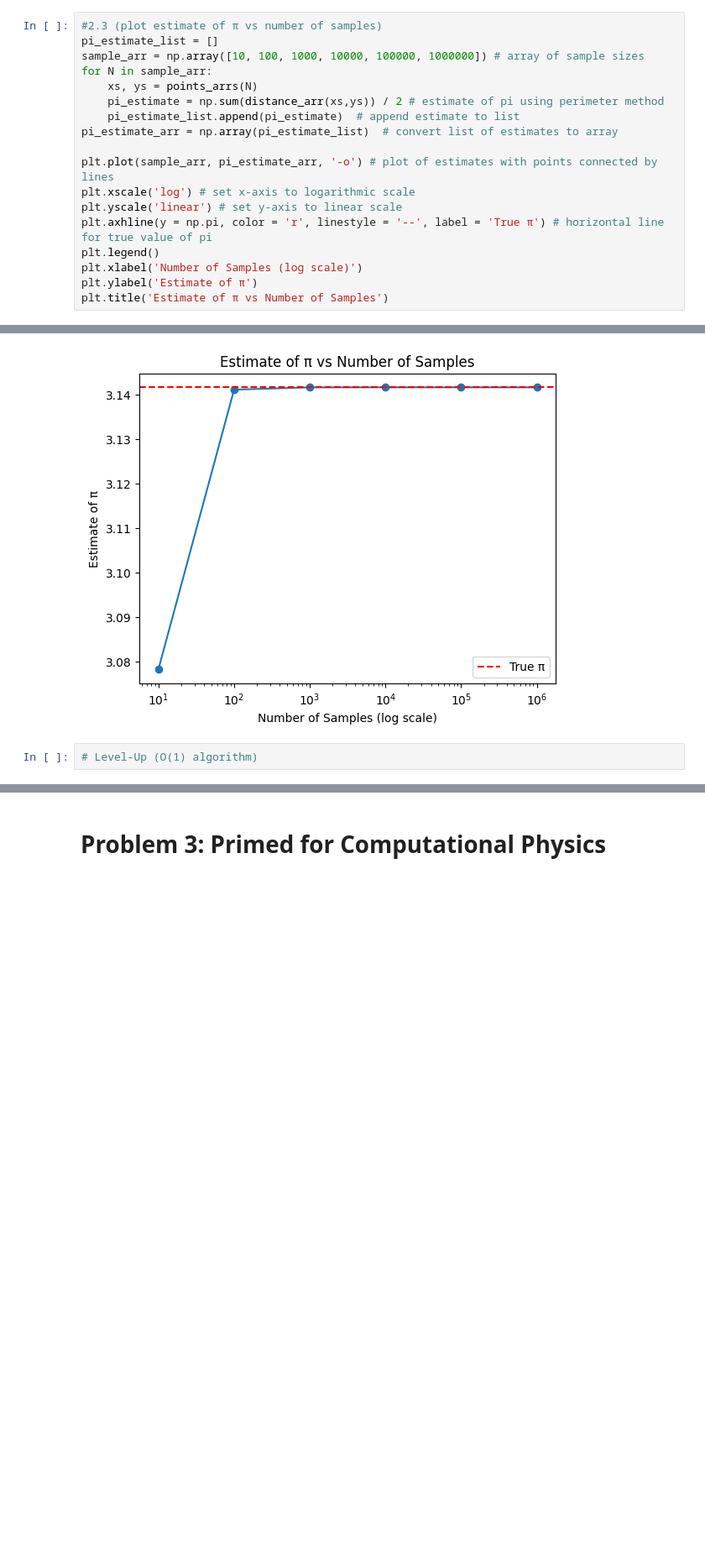
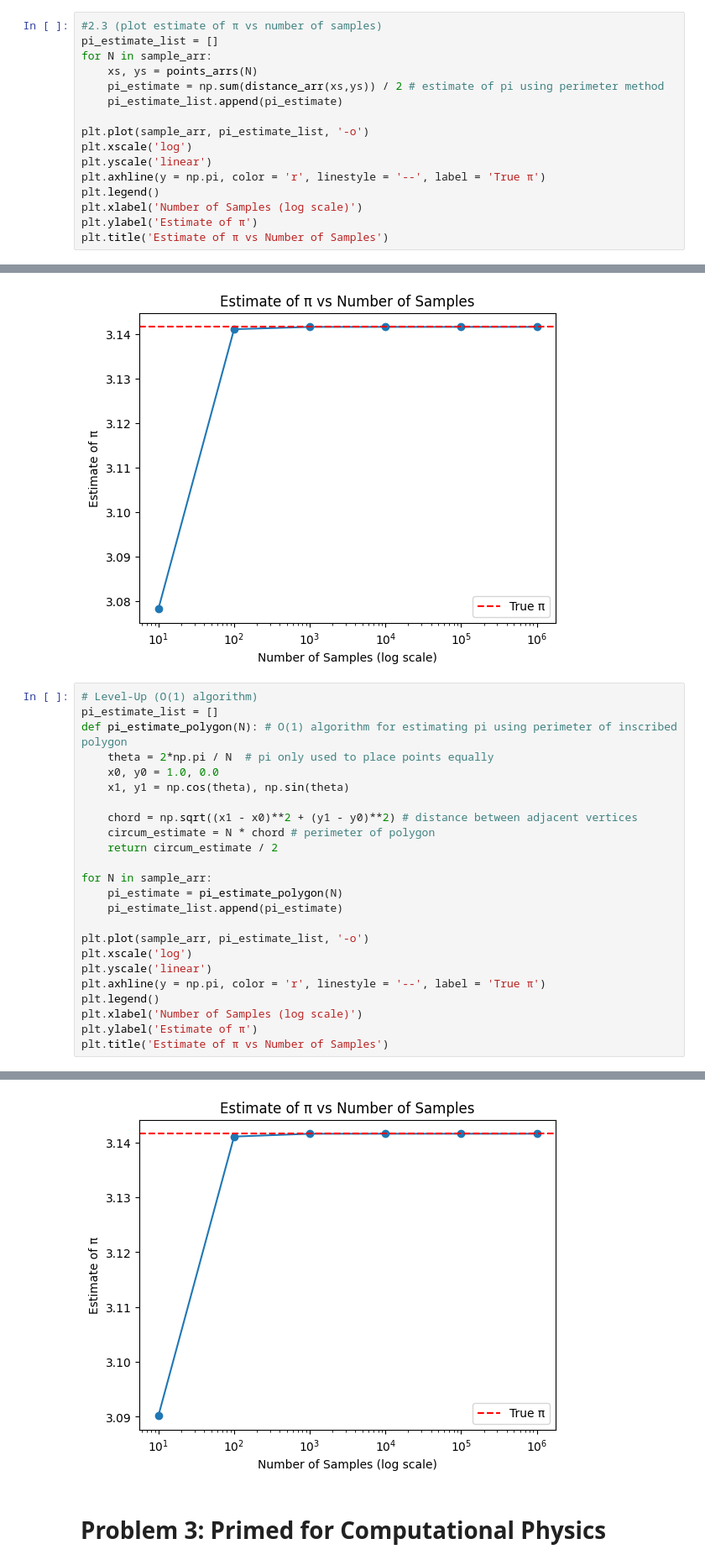
Before and after one commit to JacobGraham6489/physics-7321, a Jupyter notebook: Homeworks/HW1 Jacob Graham.ipynb, the cells around one changed output, grey strips where cells are left out. Shown: that part at 84% size. Cells and saved outputs as stored; diff of their text form; blank space fills up the shorter version.

```diff
--- a/Homeworks/HW1 Jacob Graham.ipynb
+++ b/Homeworks/HW1 Jacob Graham.ipynb
@@ -82,17 +80,15 @@ def distance_arr(xs, ys):
 # %%
 #2.3 (plot estimate of π vs number of samples)
 pi_estimate_list = []
-sample_arr = np.array([10, 100, 1000, 10000, 100000, 1000000]) # array of sample sizes
 for N in sample_arr:
     xs, ys = points_arrs(N)
     pi_estimate = np.sum(distance_arr(xs,ys)) / 2 # estimate of pi using perimeter method
-    pi_estimate_list.append(pi_estimate)  # append estimate to list
-pi_estimate_arr = np.array(pi_estimate_list)  # convert list of estimates to array
+    pi_estimate_list.append(pi_estimate)
 
-plt.plot(sample_arr, pi_estimate_arr, '-o') # plot of estimates with points connected by lines
-plt.xscale('log') # set x-axis to logarithmic scale
-plt.yscale('linear') # set y-axis to linear scale
-plt.axhline(y = np.pi, color = 'r', linestyle = '--', label = 'True π') # horizontal line for true value of pi
+plt.plot(sample_arr, pi_estimate_list, '-o')
+plt.xscale('log')
+plt.yscale('linear')
+plt.axhline(y = np.pi, color = 'r', linestyle = '--', label = 'True π')
 plt.legend()
 plt.xlabel('Number of Samples (log scale)')
 plt.ylabel('Estimate of π')
@@ -102,3 +98,26 @@ Text(0.5, 1.0, 'Estimate of π vs Number of Samples')
 [figure]
 # %%
 # Level-Up (O(1) algorithm)
+pi_estimate_list = []
+def pi_estimate_polygon(N): # O(1) algorithm for estimating pi using perimeter of inscribed polygon
+    theta = 2*np.pi / N  # pi only used to place points equally
+    x0, y0 = 1.0, 0.0
+    x1, y1 = np.cos(theta), np.sin(theta)
+
+    chord = np.sqrt((x1 - x0)**2 + (y1 - y0)**2) # distance between adjacent vertices
+    circum_estimate = N * chord # perimeter of polygon
+    return circum_estimate / 2
+
+for N in sample_arr:
+    pi_estimate = pi_estimate_polygon(N)
+    pi_estimate_list.append(pi_estimate)
+
+plt.plot(sample_arr, pi_estimate_list, '-o')
+plt.xscale('log')
+plt.yscale('linear')
+plt.axhline(y = np.pi, color = 'r', linestyle = '--', label = 'True π')
+plt.legend()
+plt.xlabel('Number of Samples (log scale)')
+plt.ylabel('Estimate of π')
+plt.title('Estimate of π vs Number of Samples')
+# %% [output]
@@ -105,3 +125,4 @@ Text(0.5, 1.0, 'Estimate of π vs Number of Samples')
+[figure, added]
 # %% [markdown]
 # Problem 3: Primed for Computational Physics
 # %%
```
Also changed, not shown: parts of 8 cells of this notebook, 1 other file.
